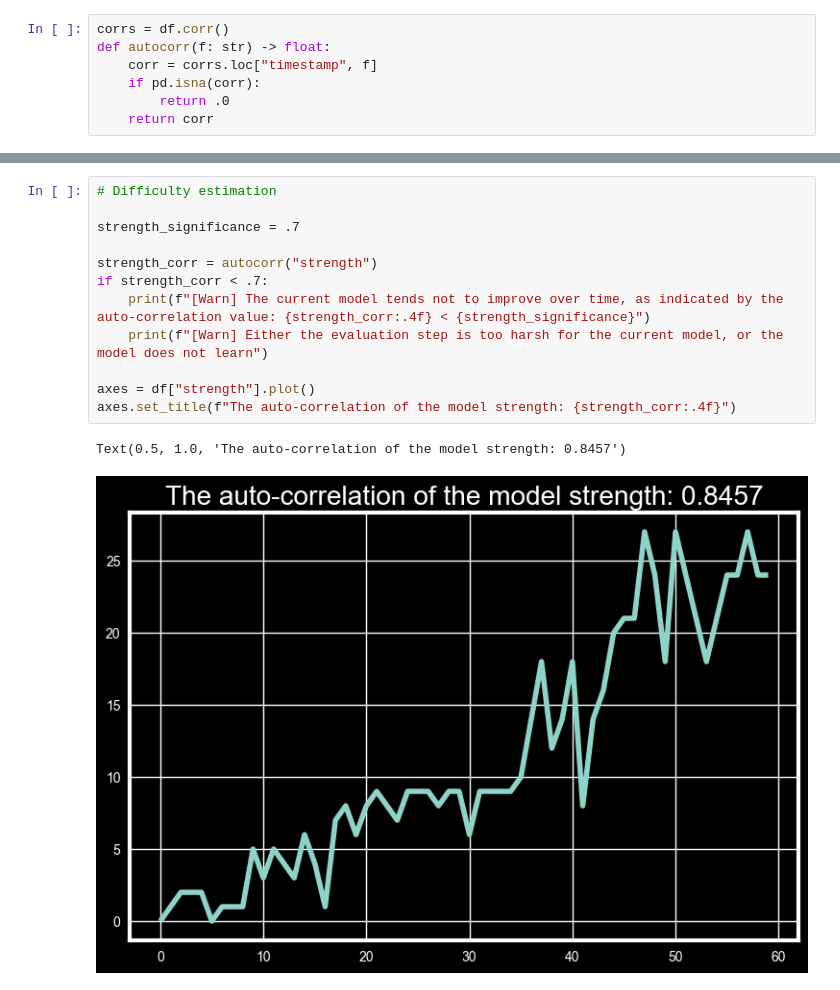
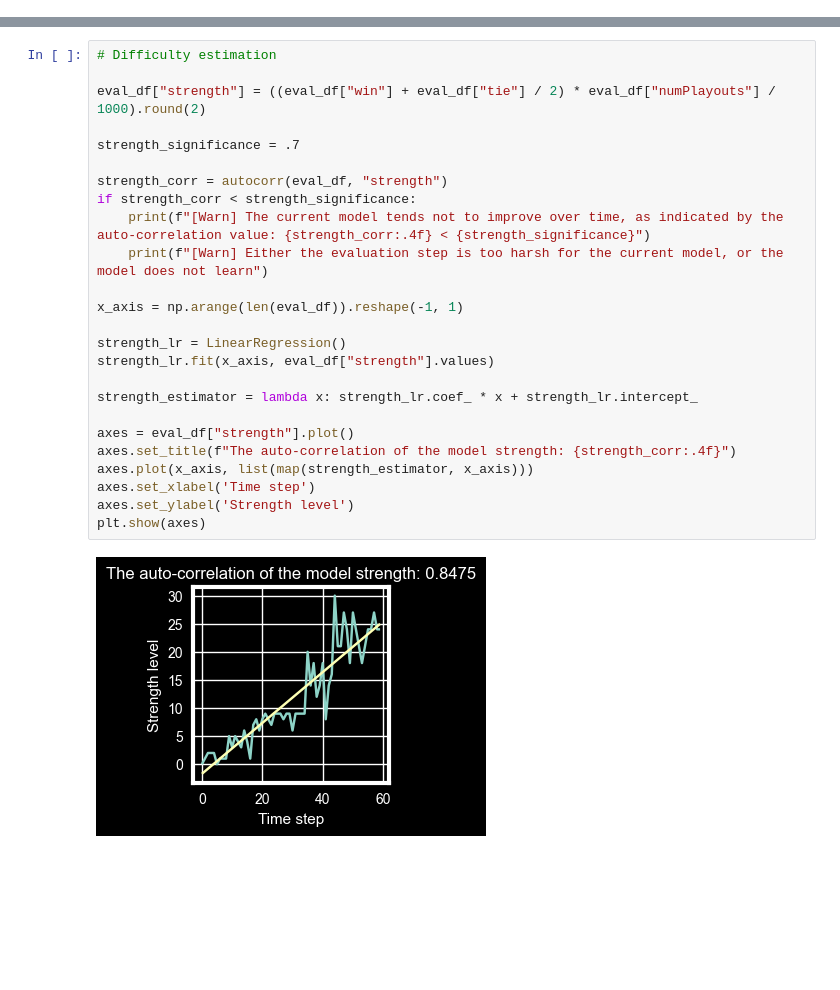
Before and after one commit to yamaceay/gomoku, a Jupyter notebook: stats.ipynb, the cells around one changed output, grey strips where cells are left out. Drawn from its saved outputs; the diff is of its cells as text; blank space fills up the shorter version.

```diff
--- a/stats.ipynb
+++ b/stats.ipynb
@@ -31,7 +0,0 @@ df["strength"] = ((df["win"] + df["tie"] / 2) * df["numPlayouts"] / 1000).astype
-# %%
-corrs = df.corr()
-def autocorr(f: str) -> float:
-    corr = corrs.loc["timestamp", f]
-    if pd.isna(corr):
-        return .0
-    return corr
@@ -75,15 +131,27 @@ if round_fairness_doubt:
 # %%
 # Difficulty estimation
 
+eval_df["strength"] = ((eval_df["win"] + eval_df["tie"] / 2) * eval_df["numPlayouts"] / 1000).round(2)
+
 strength_significance = .7
 
-strength_corr = autocorr("strength")
-if strength_corr < .7:
+strength_corr = autocorr(eval_df, "strength")
+if strength_corr < strength_significance:
     print(f"[Warn] The current model tends not to improve over time, as indicated by the auto-correlation value: {strength_corr:.4f} < {strength_significance}")
     print(f"[Warn] Either the evaluation step is too harsh for the current model, or the model does not learn")
 
-axes = df["strength"].plot()
+x_axis = np.arange(len(eval_df)).reshape(-1, 1)
+
+strength_lr = LinearRegression()
+strength_lr.fit(x_axis, eval_df["strength"].values)
+
+strength_estimator = lambda x: strength_lr.coef_ * x + strength_lr.intercept_
+
+axes = eval_df["strength"].plot()
 axes.set_title(f"The auto-correlation of the model strength: {strength_corr:.4f}")
+axes.plot(x_axis, list(map(strength_estimator, x_axis)))
+axes.set_xlabel('Time step')
+axes.set_ylabel('Strength level')
+plt.show(axes)
 # %% [output]
-Text(0.5, 1.0, 'The auto-correlation of the model strength: 0.8457')
-[figure, old version]
+[figure, new version]
```
Also changed, not shown: parts of 9 cells of this notebook, 4 other files.
